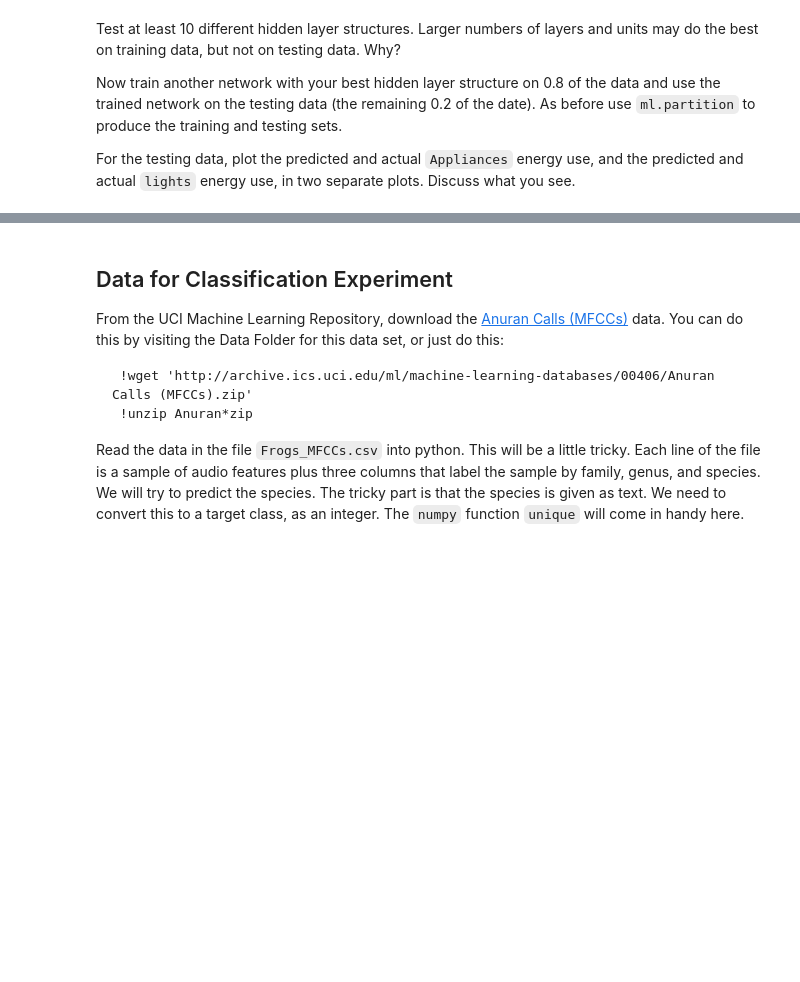
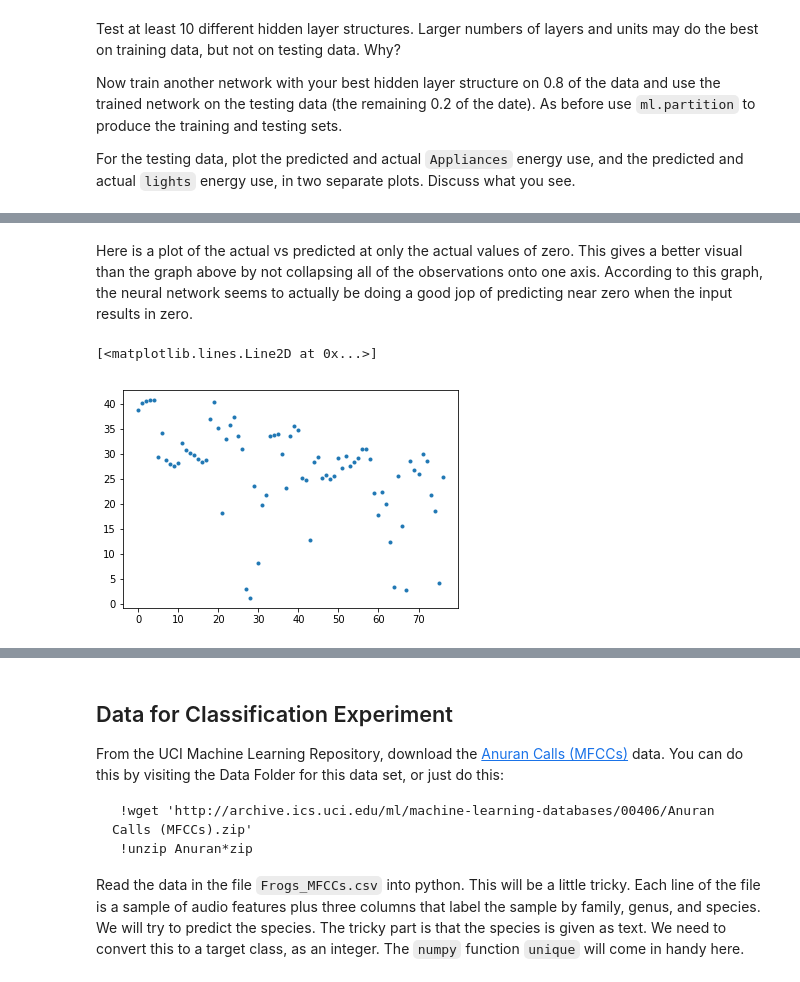
Before and after one commit to benhunterco/cs440, a Jupyter notebook: Newell-A5.ipynb, the cells around one changed output, grey strips where cells are left out. Saved outputs shown, nothing was run; the diff lists cells and outputs as text; code cells hidden in the pictures; blank space fills up the shorter version.

```diff
--- a/Newell-A5.ipynb
+++ b/Newell-A5.ipynb
@@ -511,0 +506,10 @@ Here are some plots of residuals!
+# %% [markdown]
+Here is a plot of the actual vs predicted at only the actual values of zero. This gives a better visual than the graph above by not collapsing all of the observations onto one axis. According to this graph, the neural network seems to actually be doing a good jop of predicting near zero when the input results in zero.
+# %%
+fortyIndices = np.where(Tenergy[:,1] == 40)
+fortyIndices
+vals = Ypredicted[fortyIndices,1]
+plt.plot(vals.transpose(), ".")
+# %% [output]
+[<matplotlib.lines.Line2D at 0x...>]
+[figure, added]
```
Also changed, not shown: parts of 105 cells of this notebook, 1 other file.
